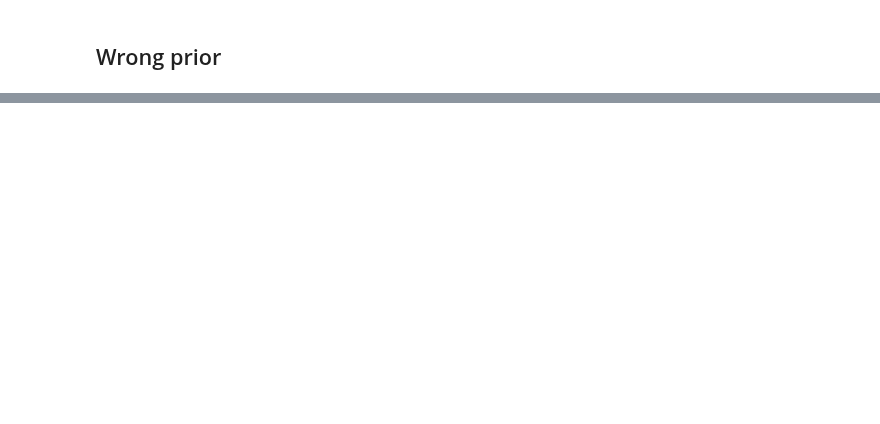
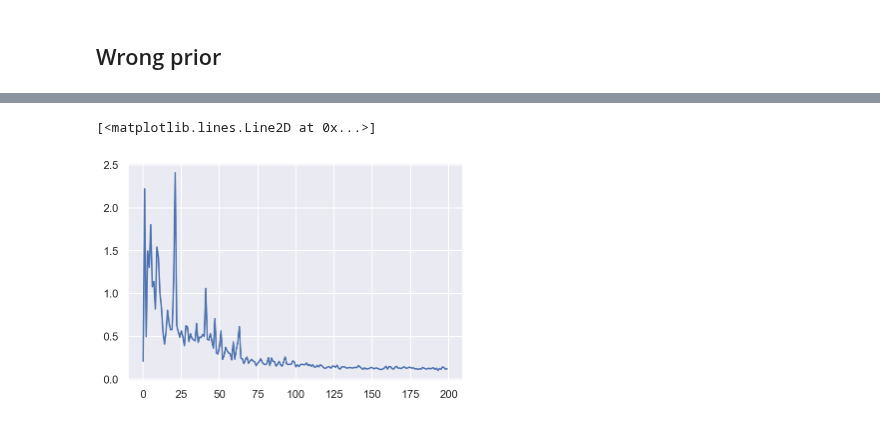
Before and after one commit to AurelienNioche/TransformedGP, a Jupyter notebook: using-gpytorch/model-discrepancy-gpytorch-SIGMOID.ipynb, the cells around one changed output, grey strips where cells are left out. Saved outputs shown, nothing was run; the diff lists cells and outputs as text; code cells hidden in the pictures; blank space fills up the shorter version.

```diff
--- a/using-gpytorch/model-discrepancy-gpytorch-SIGMOID.ipynb
+++ b/using-gpytorch/model-discrepancy-gpytorch-SIGMOID.ipynb
@@ -297,0 +322,5 @@ ax.plot(test_x, torch.sigmoid(torch.logit(u_model(test_x, theta))))
+# %%
+plt.plot(losses)
+# %% [output]
+[<matplotlib.lines.Line2D at 0x...>]
+[figure, added]
```
Also changed, not shown: parts of 12 cells of this notebook.
